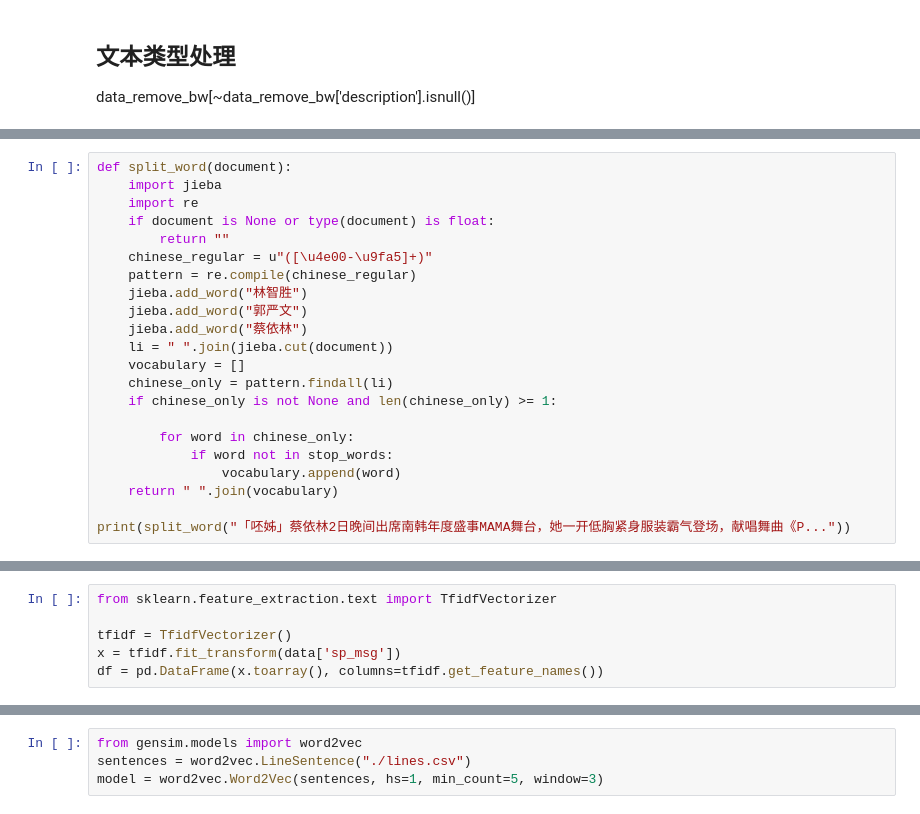
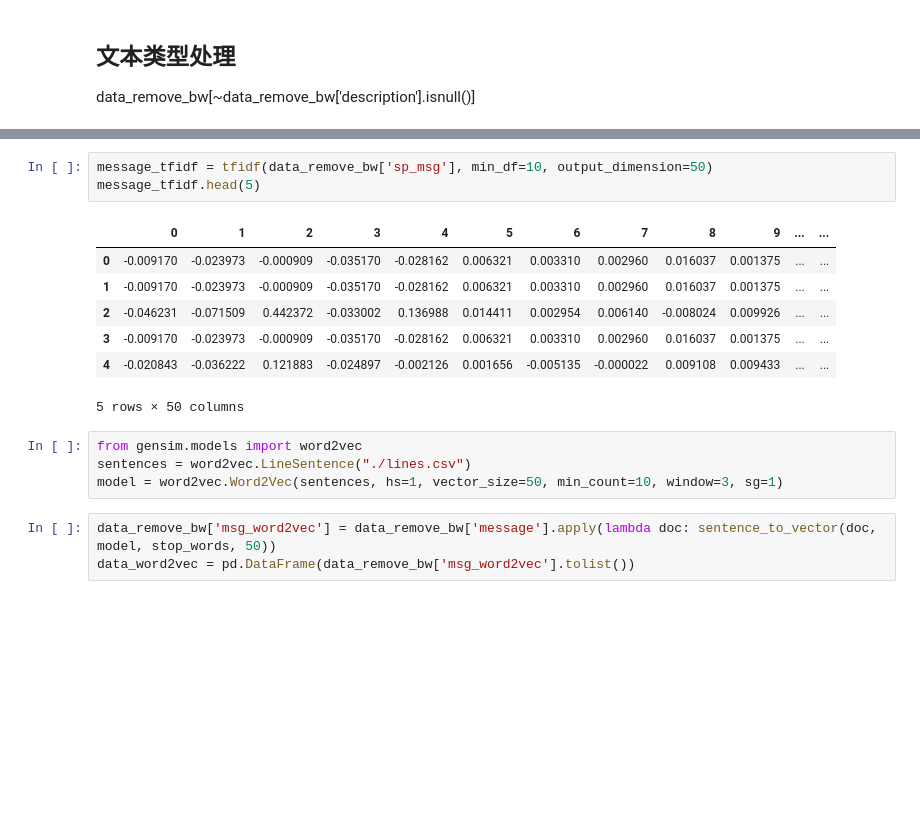
Before and after one commit to ProfFL028/TwilightStruggle, a Jupyter notebook: MachineLearning/practice/1.ipynb, the cells around one changed output, grey strips where cells are left out. Cells and saved outputs as stored; diff of their text form; blank space fills up the shorter version.

```diff
--- a/MachineLearning/practice/1.ipynb
+++ b/MachineLearning/practice/1.ipynb
@@ -167,22 +156,0 @@ print(len(stop_words))
-# %%
-def split_word(document):
-    import jieba
-    import re
-    if document is None or type(document) is float:
-        return ""
-    chinese_regular = u"([\u4e00-\u9fa5]+)"
-    pattern = re.compile(chinese_regular)
-    jieba.add_word("林智胜")
-    jieba.add_word("郭严文")
-    jieba.add_word("蔡依林")
-    li = " ".join(jieba.cut(document))
-    vocabulary = []
-    chinese_only = pattern.findall(li)
-    if chinese_only is not None and len(chinese_only) >= 1:
-
-        for word in chinese_only:
-            if word not in stop_words:
-                vocabulary.append(word)
-    return " ".join(vocabulary)
-
-print(split_word("「呸姊」蔡依林2日晚间出席南韩年度盛事MAMA舞台，她一开低胸紧身服装霸气登场，献唱舞曲《P..."))
@@ -199,6 +173,0 @@ data[data['sp_msg'].map(lambda x: len(x) >= 2)]['sp_msg'].to_csv('lines.csv', in
-# %%
-from sklearn.feature_extraction.text import TfidfVectorizer
-
-tfidf = TfidfVectorizer()
-x = tfidf.fit_transform(data['sp_msg'])
-df = pd.DataFrame(x.toarray(), columns=tfidf.get_feature_names())
@@ -219,4 +174,18 @@ df = pd.DataFrame(x.toarray(), columns=tfidf.get_feature_names())
+# %%
+message_tfidf = tfidf(data_remove_bw['sp_msg'], min_df=10, output_dimension=50)
+message_tfidf.head(5)
+# %% [output]
+|  | 0 | 1 | 2 | 3 | 4 | 5 | 6 | 7 | 8 | 9 | ... | ... |
+| 0 | -0.009170 | -0.023973 | -0.000909 | -0.035170 | -0.028162 | 0.006321 | 0.003310 | 0.002960 | 0.016037 | 0.001375 | ... | ... |
+| 1 | -0.009170 | -0.023973 | -0.000909 | -0.035170 | -0.028162 | 0.006321 | 0.003310 | 0.002960 | 0.016037 | 0.001375 | ... | ... |
+| 2 | -0.046231 | -0.071509 | 0.442372 | -0.033002 | 0.136988 | 0.014411 | 0.002954 | 0.006140 | -0.008024 | 0.009926 | ... | ... |
+| 3 | -0.009170 | -0.023973 | -0.000909 | -0.035170 | -0.028162 | 0.006321 | 0.003310 | 0.002960 | 0.016037 | 0.001375 | ... | ... |
+| 4 | -0.020843 | -0.036222 | 0.121883 | -0.024897 | -0.002126 | 0.001656 | -0.005135 | -0.000022 | 0.009108 | 0.009433 | ... | ... |
+5 rows × 50 columns
 # %%
 from gensim.models import word2vec
 sentences = word2vec.LineSentence("./lines.csv")
-model = word2vec.Word2Vec(sentences, hs=1, min_count=5, window=3)
+model = word2vec.Word2Vec(sentences, hs=1, vector_size=50, min_count=10, window=3, sg=1)
+# %%
+data_remove_bw['msg_word2vec'] = data_remove_bw['message'].apply(lambda doc: sentence_to_vector(doc, model, stop_words, 50))
+data_word2vec = pd.DataFrame(data_remove_bw['msg_word2vec'].tolist())
```
Also changed, not shown: parts of 17 cells of this notebook, 2 other files.
